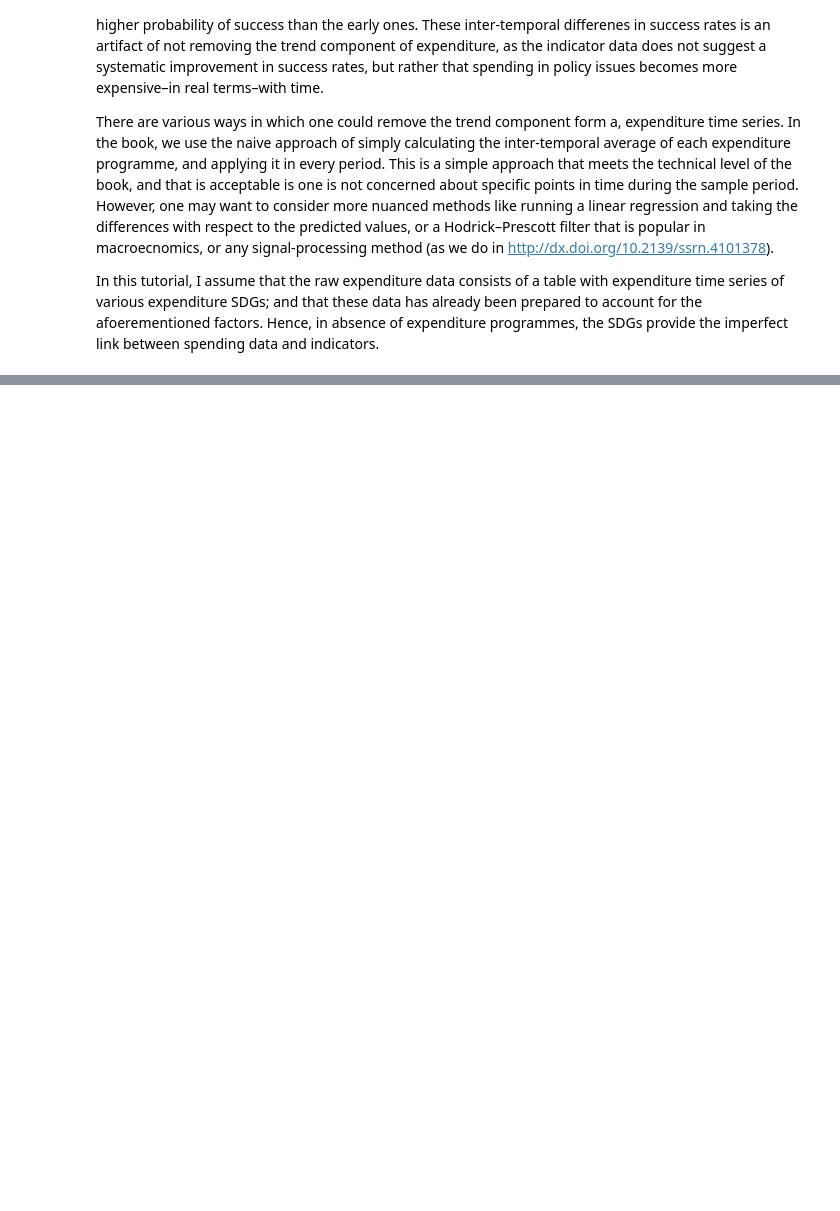
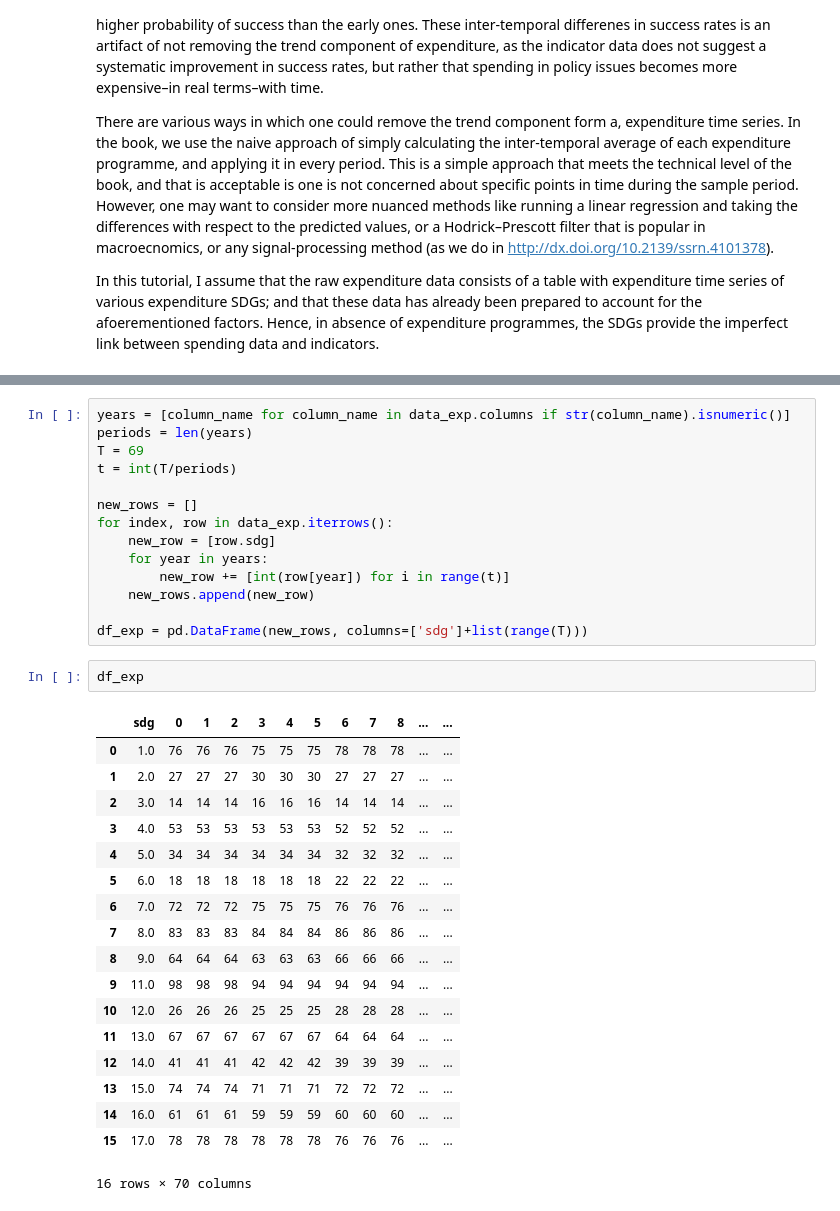
Before and after one commit to oguerrer/ppi, a Jupyter notebook: tutorials/01c - data preparation (expenditure).ipynb, the cells around one changed output, grey strips where cells are left out. Cells and saved outputs as stored; diff of their text form; blank space fills up the shorter version.

```diff
--- a/tutorials/01c - data preparation (expenditure).ipynb
+++ b/tutorials/01c - data preparation (expenditure).ipynb
@@ -40,0 +102,35 @@ In this tutorial, I assume that the raw expenditure data consists of a table wit
+# %%
+years = [column_name for column_name in data_exp.columns if str(column_name).isnumeric()]
+periods = len(years)
+T = 69
+t = int(T/periods)
+
+new_rows = []
+for index, row in data_exp.iterrows():
+    new_row = [row.sdg]
+    for year in years:
+        new_row += [int(row[year]) for i in range(t)]
+    new_rows.append(new_row)
+
+df_exp = pd.DataFrame(new_rows, columns=['sdg']+list(range(T)))
+# %%
+df_exp
+# %% [output]
+|  | sdg | 0 | 1 | 2 | 3 | 4 | 5 | 6 | 7 | 8 | ... | ... |
+| 0 | 1.0 | 76 | 76 | 76 | 75 | 75 | 75 | 78 | 78 | 78 | ... | ... |
+| 1 | 2.0 | 27 | 27 | 27 | 30 | 30 | 30 | 27 | 27 | 27 | ... | ... |
+| 2 | 3.0 | 14 | 14 | 14 | 16 | 16 | 16 | 14 | 14 | 14 | ... | ... |
+| 3 | 4.0 | 53 | 53 | 53 | 53 | 53 | 53 | 52 | 52 | 52 | ... | ... |
+| 4 | 5.0 | 34 | 34 | 34 | 34 | 34 | 34 | 32 | 32 | 32 | ... | ... |
+| 5 | 6.0 | 18 | 18 | 18 | 18 | 18 | 18 | 22 | 22 | 22 | ... | ... |
+| 6 | 7.0 | 72 | 72 | 72 | 75 | 75 | 75 | 76 | 76 | 76 | ... | ... |
+| 7 | 8.0 | 83 | 83 | 83 | 84 | 84 | 84 | 86 | 86 | 86 | ... | ... |
+| 8 | 9.0 | 64 | 64 | 64 | 63 | 63 | 63 | 66 | 66 | 66 | ... | ... |
+| 9 | 11.0 | 98 | 98 | 98 | 94 | 94 | 94 | 94 | 94 | 94 | ... | ... |
+| 10 | 12.0 | 26 | 26 | 26 | 25 | 25 | 25 | 28 | 28 | 28 | ... | ... |
+| 11 | 13.0 | 67 | 67 | 67 | 67 | 67 | 67 | 64 | 64 | 64 | ... | ... |
+| 12 | 14.0 | 41 | 41 | 41 | 42 | 42 | 42 | 39 | 39 | 39 | ... | ... |
+| 13 | 15.0 | 74 | 74 | 74 | 71 | 71 | 71 | 72 | 72 | 72 | ... | ... |
+| 14 | 16.0 | 61 | 61 | 61 | 59 | 59 | 59 | 60 | 60 | 60 | ... | ... |
+| 15 | 17.0 | 78 | 78 | 78 | 78 | 78 | 78 | 76 | 76 | 76 | ... | ... |
+16 rows × 70 columns
```
Also changed, not shown: parts of 12 cells of this notebook, 4 other files.
